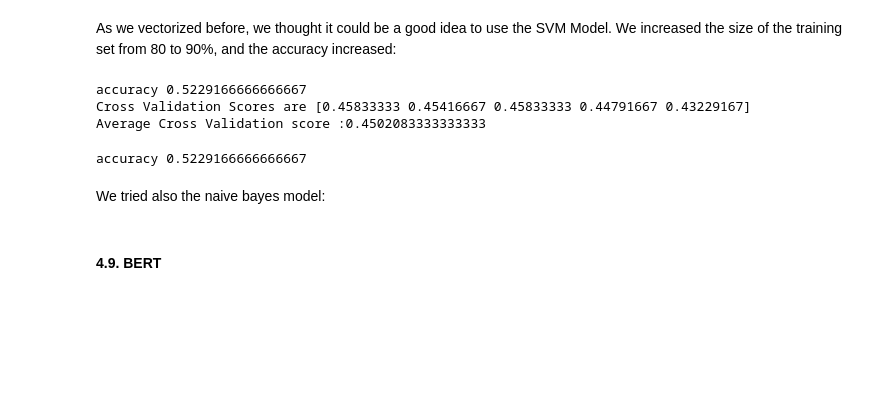
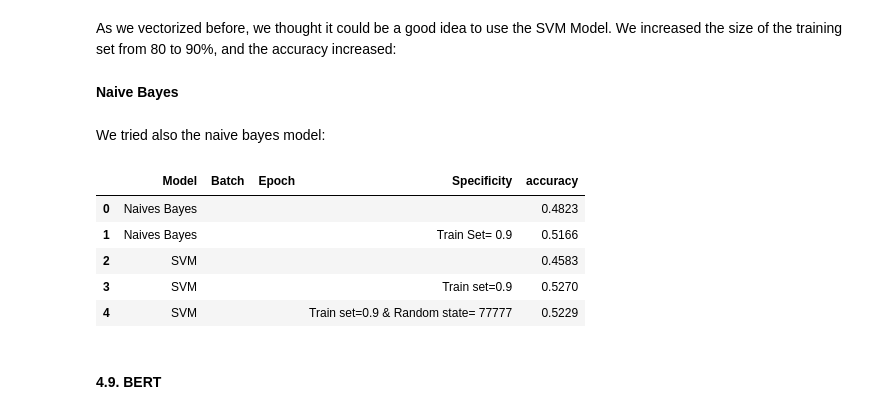
Before and after one commit to Stergios-Konstantinidis/DMML2022_Nestle, a Jupyter notebook: DMML2022_Nestle_3.ipynb, the cells around one changed output. Saved outputs shown, nothing was run; the diff lists cells and outputs as text; code cells hidden in the pictures; blank space fills up the shorter version.

```diff
--- a/DMML2022_Nestle_3.ipynb
+++ b/DMML2022_Nestle_3.ipynb
@@ -810,9 +747,8 @@ LR_accur_test
 # %% [markdown]
 As we vectorized before, we thought it could be a good idea to use the SVM Model. We increased the size of the training set from 80 to 90%, and the accuracy increased:
 # %%
-#SUBMIT THIS ONE#
 
-#TEST Support Vector Machine
+#Support Vector Machine
 #Split
 from sklearn.model_selection import cross_val_score,KFold
 X= df['sentence']
@@ -849,15 +785,9 @@ sgd.fit(X_train, y_train)
 
 y_pred = sgd.predict(X_test)
 
-#accuracy 0.5229166666666667#
+print('accuracy %s' % accuracy_score(y_pred, y_test))
-# %% [output]
-accuracy 0.5229166666666667
-Cross Validation Scores are [0.45833333 0.45416667 0.45833333 0.44791667 0.43229167]
-Average Cross Validation score :0.4502083333333333
-# %%
-print('accuracy %s' % accuracy_score(y_pred, y_test))
-# %% [output]
-accuracy 0.5229166666666667
+# %% [markdown]
+**Naive Bayes**
 # %% [markdown]
 We tried also the naive bayes model:
 # %%
@@ -907,6 +835,22 @@ from sklearn.metrics import classification_report
 y_pred = nb.predict(X_test)
 
 print('accuracy %s' % accuracy_score(y_pred, y_test))
+# %%
+Label = [' Model', 'Batch', 'Epoch ', "Specificity",'accuracy']
+M1 = ['Naives Bayes', '', '', '','0.4823']
+M2 = ['Naives Bayes', '', '', 'Train Set= 0.9','0.5166']
+M3=['SVM', '', '', '', '0.4583']
+M4 =['SVM', '', '', 'Train set=0.9', '0.5270']
+M5 =['SVM', '', '', 'Train set=0.9 & Random state= 77777', '0.5229']
+table_merge_2 = pd.DataFrame([M1, M2, M3, M4, M5],columns=Label)
+table_merge_2
+# %% [output]
+|  | Model | Batch | Epoch | Specificity | accuracy |
+| 0 | Naives Bayes |  |  |  | 0.4823 |
+| 1 | Naives Bayes |  |  | Train Set= 0.9 | 0.5166 |
+| 2 | SVM |  |  |  | 0.4583 |
+| 3 | SVM |  |  | Train set=0.9 | 0.5270 |
+| 4 | SVM |  |  | Train set=0.9 & Random state= 77777 | 0.5229 |
 # %% [markdown]
 #### 4.9. BERT
 # %%
```
Also changed, not shown: parts of 15 cells of this notebook.
